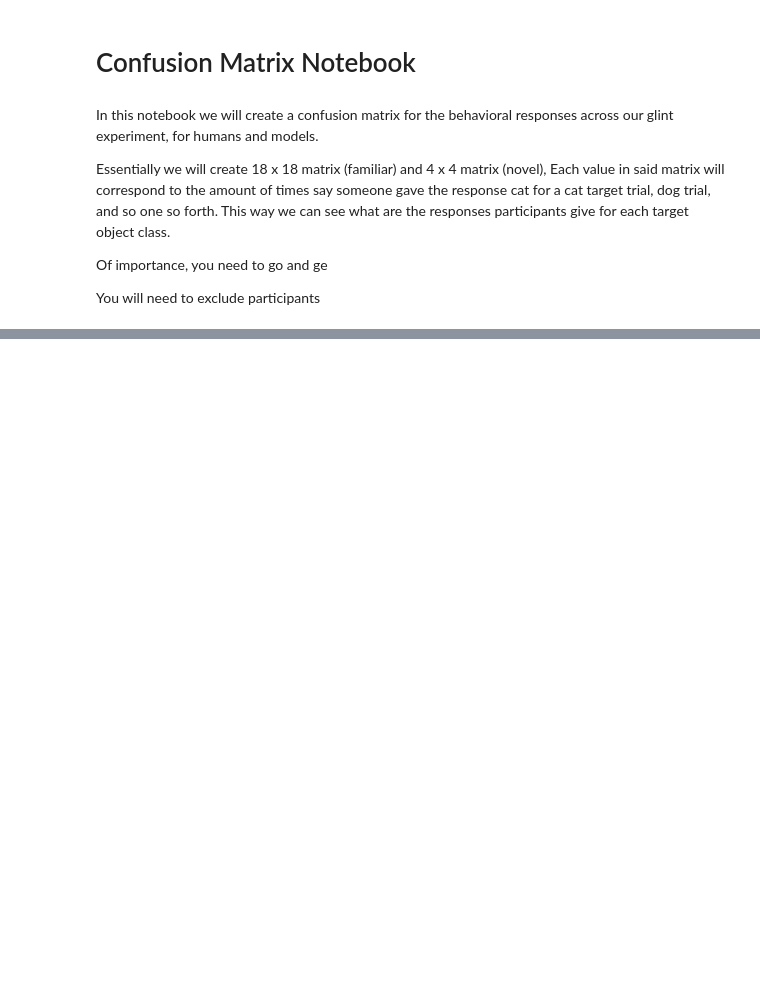
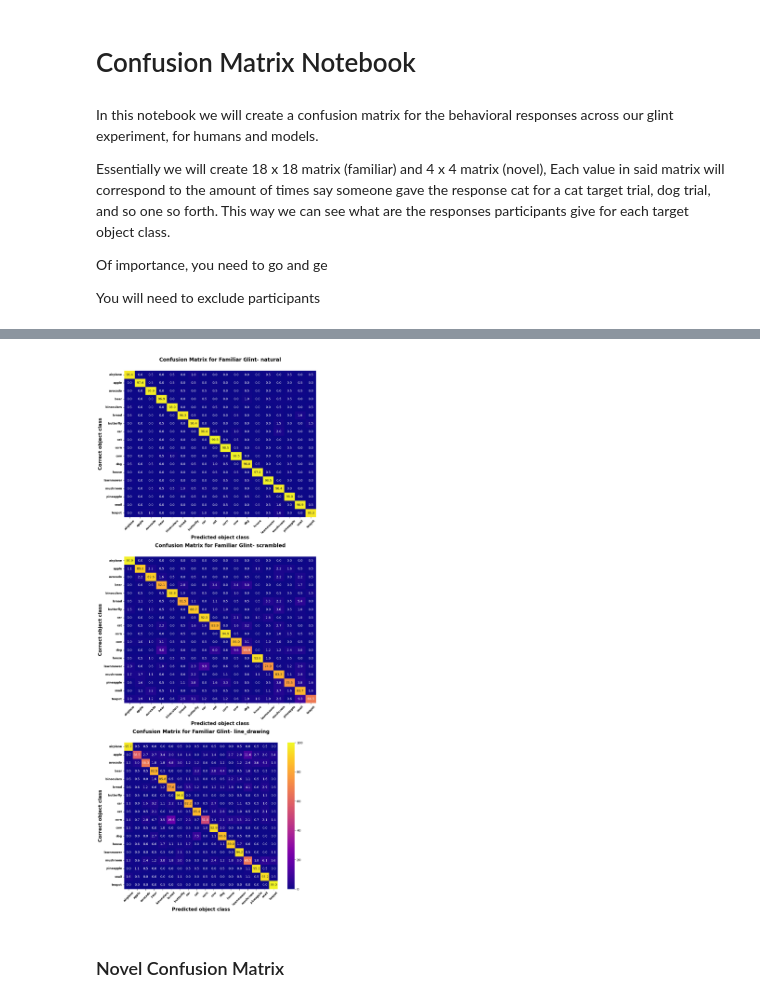
Before and after one commit to ars1399/glint_analysis, a Jupyter notebook: confusion_matrix_v1.ipynb, the cells around one changed output, grey strips where cells are left out. Saved outputs shown, nothing was run; the diff lists cells and outputs as text; code cells hidden in the pictures; blank space fills up the shorter version.

Commit message:
Finished up the adult confusion matrix and most of model confusion matrix, next step is child confusion matrix

```diff
--- a/confusion_matrix_v1.ipynb
+++ b/confusion_matrix_v1.ipynb
@@ -73,0 +208,48 @@ for object in objects:
+# %%
+import pandas as pd
+import seaborn as sns
+import matplotlib.pyplot as plt
+
+fam_objects = ['airplane', 'apple', 'avocado', 'bear', 'binoculars', 'bread', 'butterfly', 'car', 'cat', 'corn', 'cow', 'dog', 'house', 'lawnmower', 'mushroom', 'pineapple', 'snail', 'teapot']
+conditions = ['natural', 'scrambled', 'line_drawing']
+
+fig, axes = plt.subplots(3, 1, figsize=(10, 25), sharey=True)
+
+for ax, condition_name in zip(axes, conditions):
+    condition_data = sub_summary[sub_summary['condition_block'] == condition_name]
+
+    counts = pd.crosstab(
+        condition_data['correct_object_class'],
+        condition_data['response_label']
+    )
+
+    counts = counts.reindex(index=fam_objects, columns=fam_objects, fill_value=0)
+
+    response_percent = counts.div(counts.sum(axis=1), axis=0).fillna(0) * 100
+
+    sns.heatmap(
+        response_percent,
+        ax=ax,
+        cmap='plasma', # could also use 'viridis', 'plasma', 'magma', or 'cividis' for better perceptual uniformity
+        vmin=0,
+        vmax=100,
+        annot=True,
+        fmt='.1f',
+        annot_kws={'fontsize':10},
+        cbar=ax is axes[-1]
+
+    )
+
+    ax.set_yticklabels(ax.get_yticklabels(), rotation=0, fontsize=9, fontweight='bold')  # Rotate y-axis labels to horizontal
+    ax.set_xticklabels(ax.get_xticklabels(), rotation=45, fontsize=9, fontweight='bold')  # Rotate x-axis labels for better readability
+    ax.set_title(f'Confusion Matrix for Familiar Glint- {condition_name}', fontsize=16, fontweight='bold', pad=30)
+    ax.set_xlabel('Predicted object class', fontsize=15, fontweight='bold')
+    ax.set_ylabel('Correct object class', fontsize=15, fontweight='bold')
+
+
+plt.tight_layout()
+plt.show()
+# %% [output]
+[figure, added]
+# %% [markdown]
+### Novel Confusion Matrix
```
Also changed, not shown: parts of 27 cells of this notebook, 4 other files.
